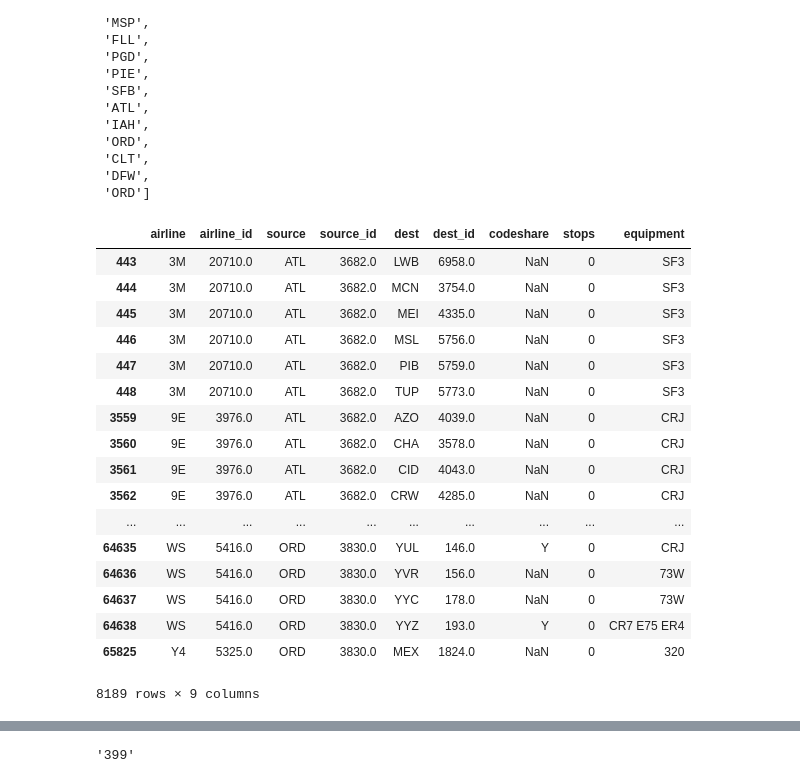
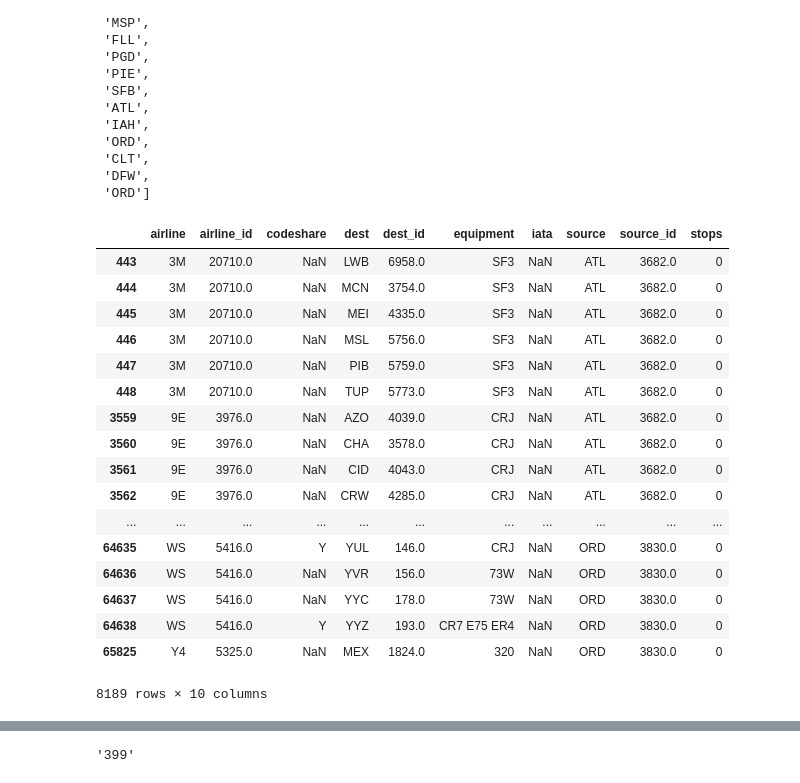
Before and after one commit to ShraddhaSagar/ce599, a Jupyter notebook: 09-Mapping/interactive-mapping.ipynb, the cells around one changed output, grey strips where cells are left out. Saved outputs shown, nothing was run; the diff lists cells and outputs as text; code cells hidden in the pictures.

```diff
--- a/09-Mapping/interactive-mapping.ipynb
+++ b/09-Mapping/interactive-mapping.ipynb
@@ -514,5 +513,0 @@ str(len(airports))
-# %%
-# Select the LEX routes, then join the source airports
-lex_routes = routes[(routes['source']=="LEX")]
-lex_routes = pd.merge(lex_routes, airports, left_on='source_id', right_on='id', how='left')
-lex_routes
@@ -560,31 +536,31 @@ x
  'DFW',
  'ORD']
 # %%
-transfer1 = pd.DataFrame(columns=['airline', 'airline_id', 'source', 'source_id', 'dest','dest_id','codeshare','stops','equipment'])
+transfer1 = pd.DataFrame(columns=['airline', 'airline_id', 'source', 'source_id', 'dest','dest_id','iata', 'codeshare','stops','equipment'])
 for i in range(len(x)):
 
     routes1 = routes[(routes['source']== str(x[i]))]
     transfer1 = transfer1.append(routes1)
 transfer1
 # %% [output]
-|  | airline | airline_id | source | source_id | dest | dest_id | codeshare | stops | equipment |
-| 443 | 3M | 20710.0 | ATL | 3682.0 | LWB | 6958.0 | NaN | 0 | SF3 |
-| 444 | 3M | 20710.0 | ATL | 3682.0 | MCN | 3754.0 | NaN | 0 | SF3 |
-| 445 | 3M | 20710.0 | ATL | 3682.0 | MEI | 4335.0 | NaN | 0 | SF3 |
-| 446 | 3M | 20710.0 | ATL | 3682.0 | MSL | 5756.0 | NaN | 0 | SF3 |
-| 447 | 3M | 20710.0 | ATL | 3682.0 | PIB | 5759.0 | NaN | 0 | SF3 |
-| 448 | 3M | 20710.0 | ATL | 3682.0 | TUP | 5773.0 | NaN | 0 | SF3 |
-| 3559 | 9E | 3976.0 | ATL | 3682.0 | AZO | 4039.0 | NaN | 0 | CRJ |
-| 3560 | 9E | 3976.0 | ATL | 3682.0 | CHA | 3578.0 | NaN | 0 | CRJ |
-| 3561 | 9E | 3976.0 | ATL | 3682.0 | CID | 4043.0 | NaN | 0 | CRJ |
-| 3562 | 9E | 3976.0 | ATL | 3682.0 | CRW | 4285.0 | NaN | 0 | CRJ |
-| ... | ... | ... | ... | ... | ... | ... | ... | ... | ... |
-| 64635 | WS | 5416.0 | ORD | 3830.0 | YUL | 146.0 | Y | 0 | CRJ |
-| 64636 | WS | 5416.0 | ORD | 3830.0 | YVR | 156.0 | NaN | 0 | 73W |
-| 64637 | WS | 5416.0 | ORD | 3830.0 | YYC | 178.0 | NaN | 0 | 73W |
-| 64638 | WS | 5416.0 | ORD | 3830.0 | YYZ | 193.0 | Y | 0 | CR7 E75 ER4 |
-| 65825 | Y4 | 5325.0 | ORD | 3830.0 | MEX | 1824.0 | NaN | 0 | 320 |
+|  | airline | airline_id | codeshare | dest | dest_id | equipment | iata | source | source_id | stops |
+| 443 | 3M | 20710.0 | NaN | LWB | 6958.0 | SF3 | NaN | ATL | 3682.0 | 0 |
+| 444 | 3M | 20710.0 | NaN | MCN | 3754.0 | SF3 | NaN | ATL | 3682.0 | 0 |
+| 445 | 3M | 20710.0 | NaN | MEI | 4335.0 | SF3 | NaN | ATL | 3682.0 | 0 |
+| 446 | 3M | 20710.0 | NaN | MSL | 5756.0 | SF3 | NaN | ATL | 3682.0 | 0 |
+| 447 | 3M | 20710.0 | NaN | PIB | 5759.0 | SF3 | NaN | ATL | 3682.0 | 0 |
+| 448 | 3M | 20710.0 | NaN | TUP | 5773.0 | SF3 | NaN | ATL | 3682.0 | 0 |
+| 3559 | 9E | 3976.0 | NaN | AZO | 4039.0 | CRJ | NaN | ATL | 3682.0 | 0 |
+| 3560 | 9E | 3976.0 | NaN | CHA | 3578.0 | CRJ | NaN | ATL | 3682.0 | 0 |
+| 3561 | 9E | 3976.0 | NaN | CID | 4043.0 | CRJ | NaN | ATL | 3682.0 | 0 |
+| 3562 | 9E | 3976.0 | NaN | CRW | 4285.0 | CRJ | NaN | ATL | 3682.0 | 0 |
+| ... | ... | ... | ... | ... | ... | ... | ... | ... | ... | ... |
+| 64635 | WS | 5416.0 | Y | YUL | 146.0 | CRJ | NaN | ORD | 3830.0 | 0 |
+| 64636 | WS | 5416.0 | NaN | YVR | 156.0 | 73W | NaN | ORD | 3830.0 | 0 |
+| 64637 | WS | 5416.0 | NaN | YYC | 178.0 | 73W | NaN | ORD | 3830.0 | 0 |
+| 64638 | WS | 5416.0 | Y | YYZ | 193.0 | CR7 E75 ER4 | NaN | ORD | 3830.0 | 0 |
+| 65825 | Y4 | 5325.0 | NaN | MEX | 1824.0 | 320 | NaN | ORD | 3830.0 | 0 |
-8189 rows × 9 columns
+8189 rows × 10 columns
 # %%
 dest1 = transfer1.dest.drop_duplicates()
 y = list(dest1)
```
Also changed, not shown: parts of 7 cells of this notebook, 11 other files.
